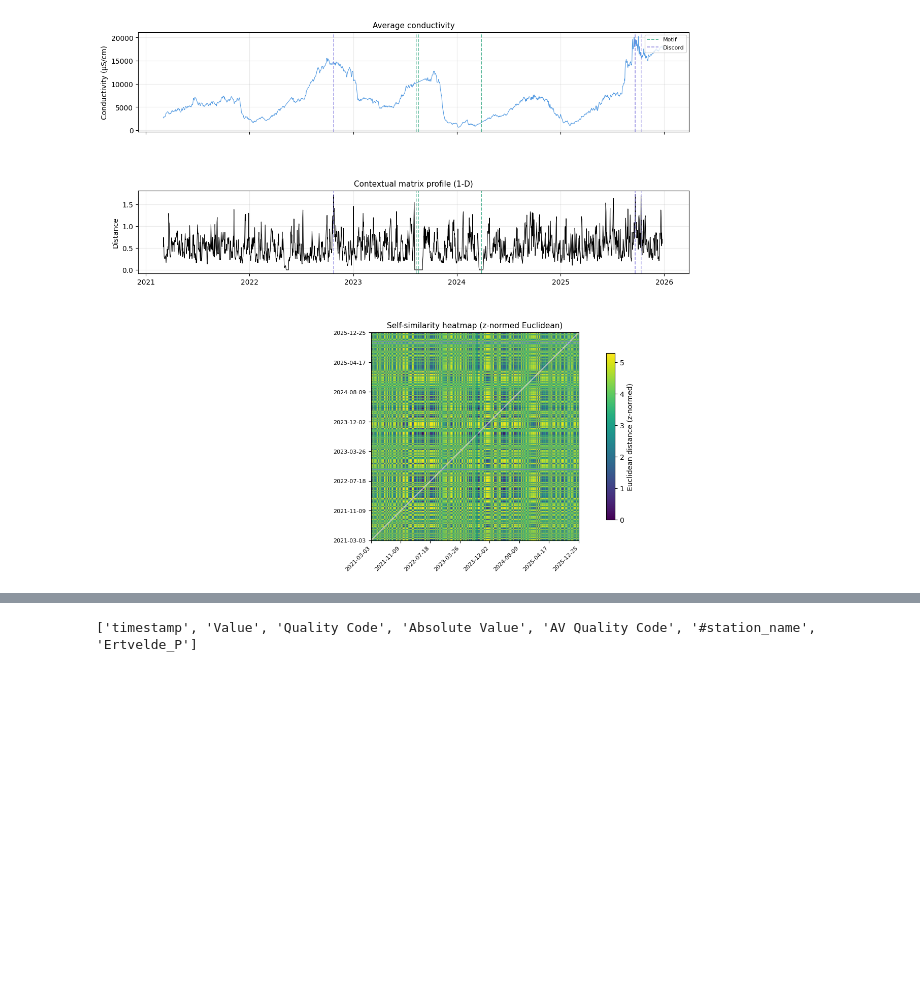
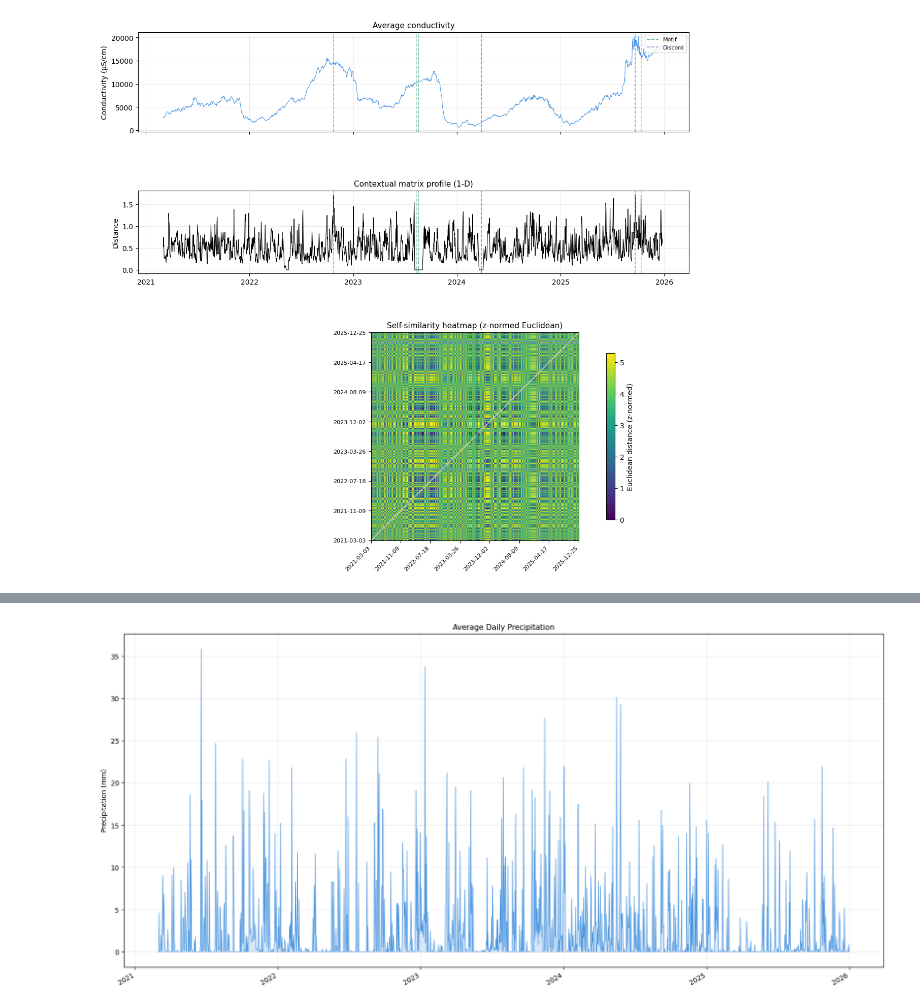
Before and after one commit to ShehabEldeenAyman/Gent-Terneuzen-canal, a Jupyter notebook: time_series_analysis/matrix_profile.ipynb, the cells around one changed output, grey strips where cells are left out. Cells and saved outputs as stored; diff of their text form; code cells hidden in the pictures; blank space fills up the shorter version.

```diff
--- a/time_series_analysis/matrix_profile.ipynb
+++ b/time_series_analysis/matrix_profile.ipynb
@@ -508,7 +515,14 @@ plt.show()
 # %%
+
+# 1. Load the data
 rain_data = pd.read_csv('../data/ertveldeprecipitation.csv', sep=';')
+rain_data['Value'] = pd.to_numeric(rain_data['Value'].astype(str).str.replace(',', '.'), errors='coerce')
+# 2. CONVERT timestamp to actual datetime objects (Crucial Step!)
+rain_data['timestamp'] = pd.to_datetime(rain_data['timestamp'], utc=True)
+# 3. Sort and set the index
 rain_data = rain_data.sort_values('timestamp').set_index('timestamp')
+# 4. Now resample will work perfectly
+daily_rain = rain_data['Value'].resample('D').sum().bfill().ffill()
 print(rain_data.head())
-#print(rain_data['timestamp'].head())
-#print(rain_data['Value'].head())
+print(rain_data.columns.tolist())
 # %% [output]
@@ -532,4 +545,29 @@ timestamp
-# %%
-print(rain_data.columns.tolist())
-# %% [output]
-['timestamp', 'Value', 'Quality Code', 'Absolute Value', 'AV Quality Code', '#station_name', 'Ertvelde_P']
+# %%
+# 1. Setup the figure
+# We use nrows=1 to match the single plot, removing height_ratios
+fig = plt.figure(figsize=(20, 10))
+gs  = fig.add_gridspec(1, 1)
+ax_sig = fig.add_subplot(gs[0])
+
+# 2. Plotting
+# We use daily_rain.index for the x-axis and daily_rain.values for the y-axis
+ax_sig.plot(daily_rain.index, daily_rain.values,
+            color='#378ADD',
+            linewidth=0.8,
+            alpha=0.85,
+            label='Daily Average')
+
+# 3. Aesthetics
+ax_sig.set_ylabel('Precipitation (mm)')
+ax_sig.set_title('Average Daily Precipitation', fontsize=11)
+ax_sig.grid(True, alpha=0.25)
+
+# 4. Optional: Area fill for better "rain" look
+ax_sig.fill_between(daily_rain.index, daily_rain.values, color='#378ADD', alpha=0.2)
+
+# Tilt dates for readability
+fig.autofmt_xdate()
+
+plt.show()
+# %% [output]
+[figure, added]
```
Also changed, not shown: parts of 12 cells of this notebook, 7 other files.
